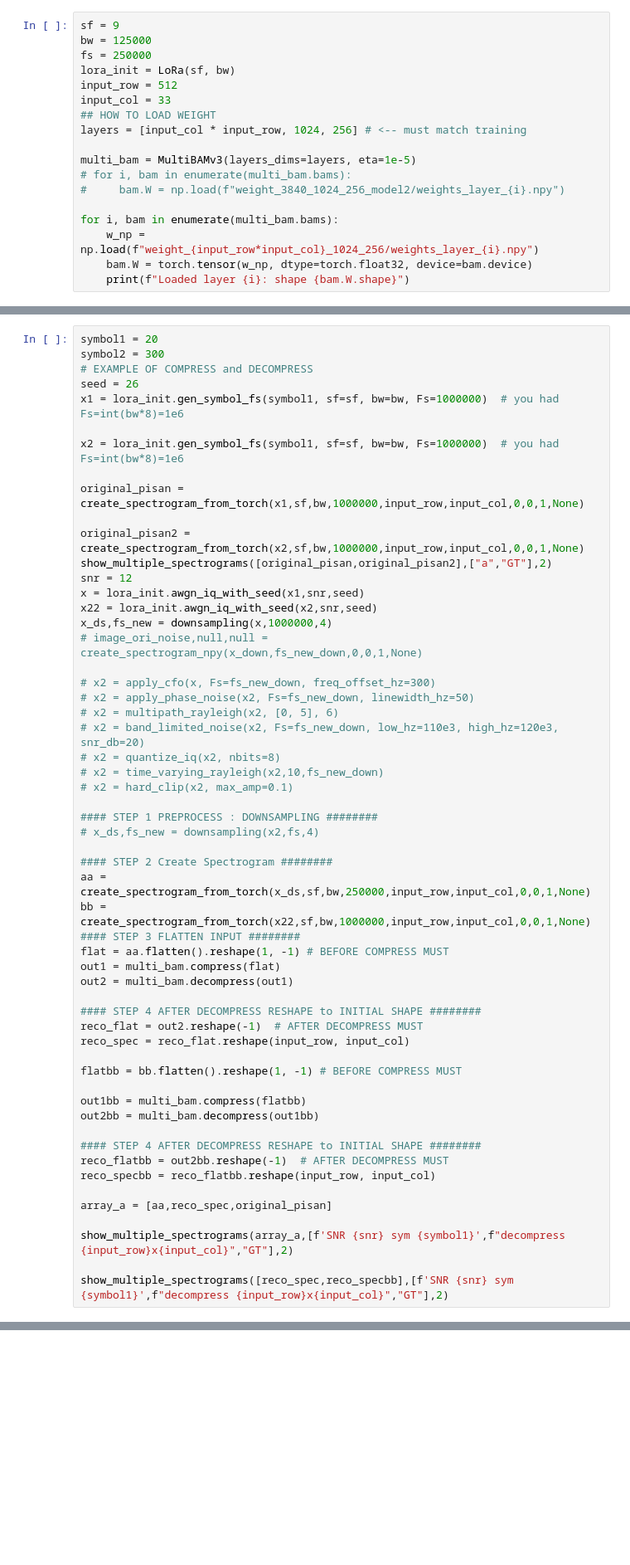
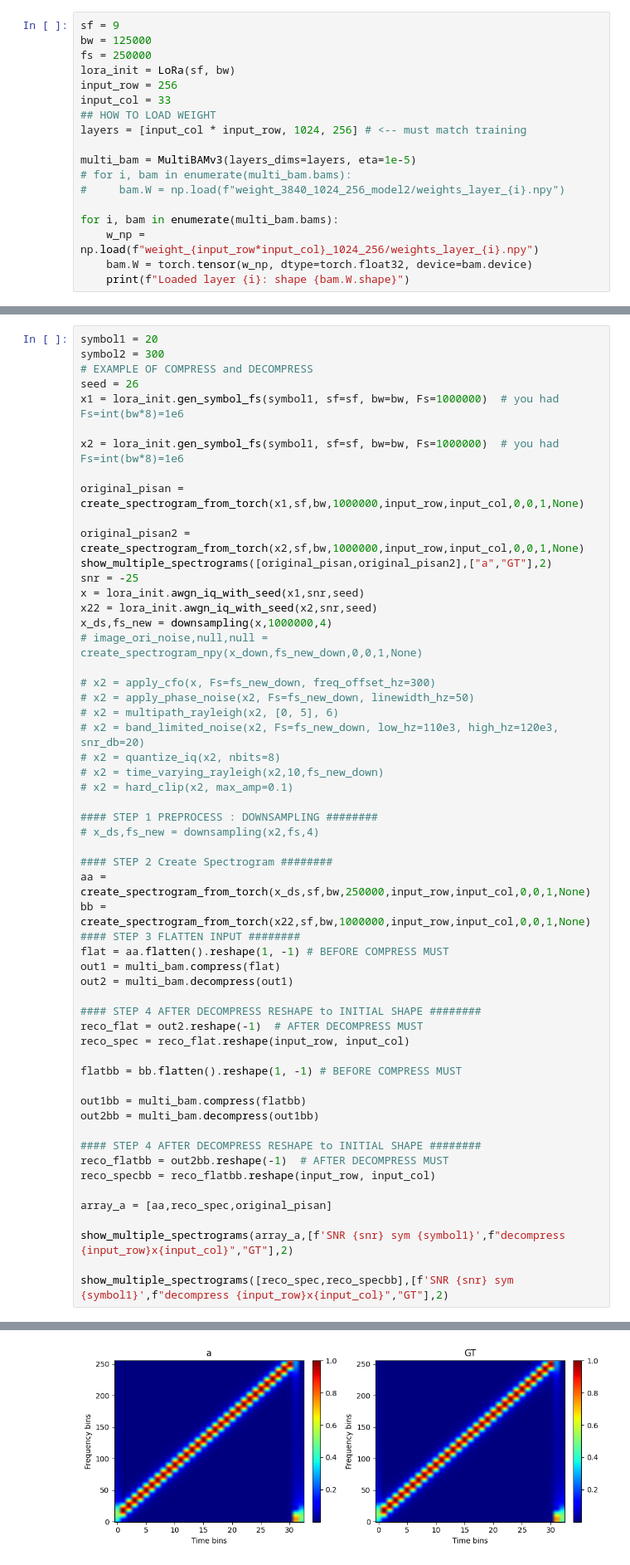
Before and after one commit to seanmantanhacker/INC-BAM, a Jupyter notebook: Model-experiment-3/main.ipynb, the cells around one changed output, grey strips where cells are left out. Shown: that part at 83% size. Saved outputs shown, nothing was run; the diff lists cells and outputs as text; blank space fills up the shorter version.

```diff
--- a/Model-experiment-3/main.ipynb
+++ b/Model-experiment-3/main.ipynb
@@ -21,7 +23,7 @@ sf = 9
 bw = 125000
 fs = 250000
 lora_init = LoRa(sf, bw)
-input_row = 512
+input_row = 256
 input_col = 33
 ## HOW TO LOAD WEIGHT
 layers = [input_col * input_row, 1024, 256] # <-- must match training
@@ -47,7 +52,7 @@ original_pisan = create_spectrogram_from_torch(x1,sf,bw,1000000,input_row,input_
 
 original_pisan2 = create_spectrogram_from_torch(x2,sf,bw,1000000,input_row,input_col,0,0,1,None)
 show_multiple_spectrograms([original_pisan,original_pisan2],["a","GT"],2)
-snr = 12
+snr = -25
 x = lora_init.awgn_iq_with_seed(x1,snr,seed)
 x22 = lora_init.awgn_iq_with_seed(x2,snr,seed)
 x_ds,fs_new = downsampling(x,1000000,4)
@@ -90,3 +95,4 @@ array_a = [aa,reco_spec,original_pisan]
 show_multiple_spectrograms(array_a,[f'SNR {snr} sym {symbol1}',f"decompress {input_row}x{input_col}","GT"],2)
 
 show_multiple_spectrograms([reco_spec,reco_specbb],[f'SNR {snr} sym {symbol1}',f"decompress {input_row}x{input_col}","GT"],2)
+# %% [output]
@@ -92,0 +115 @@ show_multiple_spectrograms([reco_spec,reco_specbb],[f'SNR {snr} sym {symbol1}',f
+[figure, added]
```
Also changed, not shown: parts of 3 cells of this notebook, 3 other files.
